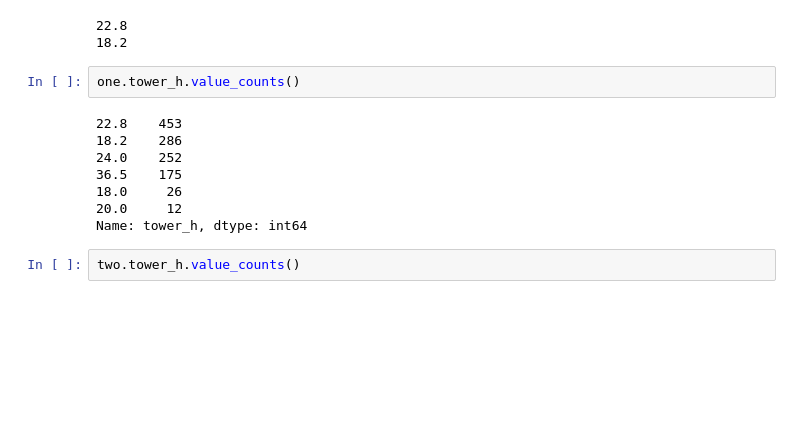
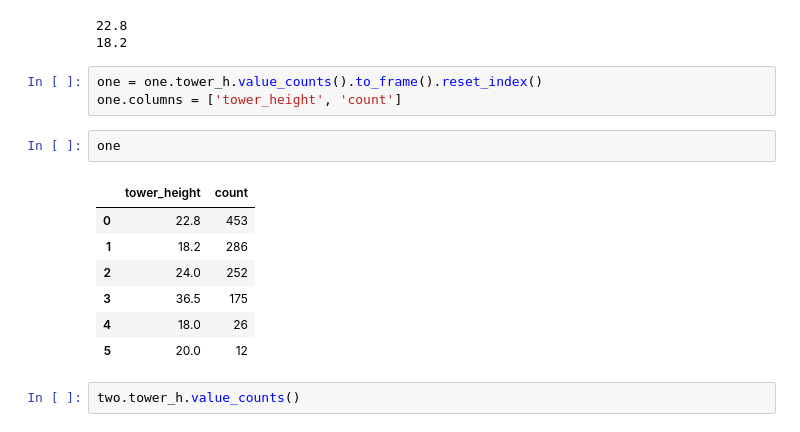
Before and after one commit to hsopel/NSS-Capstone, a Jupyter notebook: notebook/wind_eda.ipynb, the cells around one changed output. Saved outputs shown, nothing was run; the diff lists cells and outputs as text; blank space fills up the shorter version.

```diff
--- a/notebook/wind_eda.ipynb
+++ b/notebook/wind_eda.ipynb
@@ -191,16 +192,19 @@ print(statistics.mode(list(two['tower_h'])))
 # %% [output]
 22.8
 18.2
+# %%
+one = one.tower_h.value_counts().to_frame().reset_index()
+one.columns = ['tower_height', 'count']
 # %%
-one.tower_h.value_counts()
+one
 # %% [output]
-22.8    453
-18.2    286
-24.0    252
-36.5    175
-18.0     26
-20.0     12
-Name: tower_h, dtype: int64
+|  | tower_height | count |
+| 0 | 22.8 | 453 |
+| 1 | 18.2 | 286 |
+| 2 | 24.0 | 252 |
+| 3 | 36.5 | 175 |
+| 4 | 18.0 | 26 |
+| 5 | 20.0 | 12 |
 # %%
 two.tower_h.value_counts()
 # %% [output]
```
Also changed, not shown: parts of 8 cells of this notebook, 2 other files.
